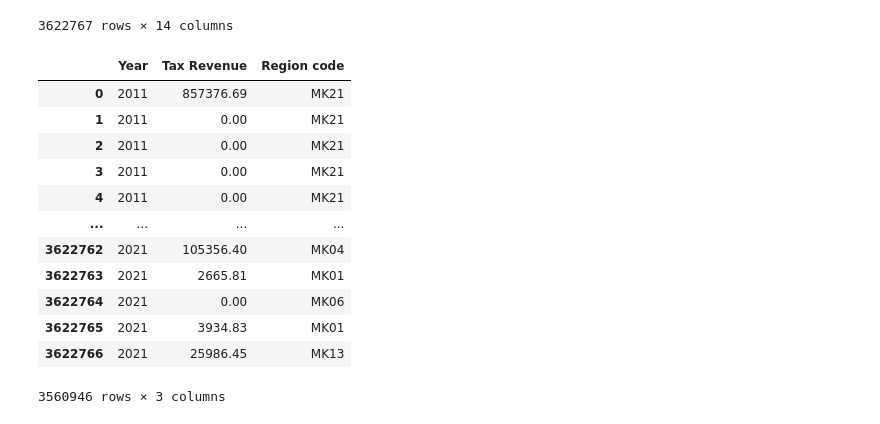
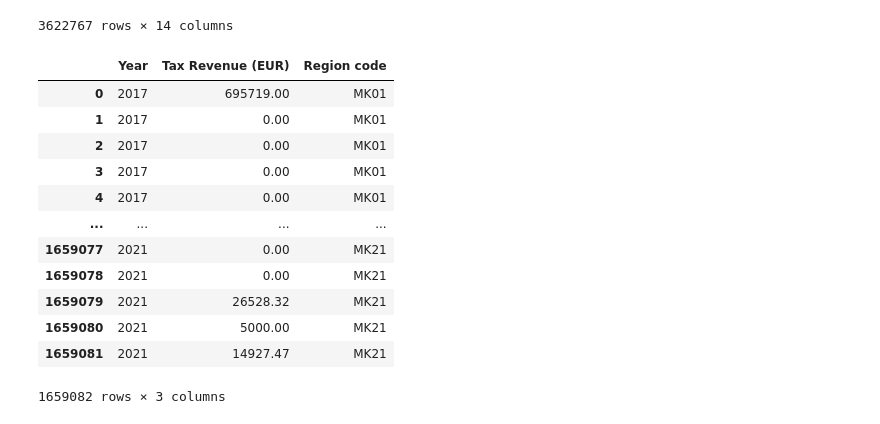
Before and after one commit to gydis/OP-heist-project, a Jupyter notebook: indices_calculation/tax_revenue_index.ipynb, the cells around one changed output. Saved outputs shown, nothing was run; the diff lists cells and outputs as text; code cells hidden in the pictures.

```diff
--- a/indices_calculation/tax_revenue_index.ipynb
+++ b/indices_calculation/tax_revenue_index.ipynb
@@ -52,20 +54,25 @@ TAX_DF
 # %%
 tax_df = TAX_DF[['Year', 'Tax_Revenue', 'Code of region']].copy()
 tax_df.dropna(inplace=True)
 tax_df['Code of region'] = tax_df['Code of region'].apply(lambda x: f'MK{int(x):02d}')
-tax_df.columns = ['Year', 'Tax Revenue', 'Region code']
+tax_df.columns = ['Year', 'Tax Revenue (EUR)', 'Region code']
+
+# Choose rows with year from 2017 to 2021
+tax_df = tax_df[tax_df['Year'] >= 2017].copy()
+tax_df.sort_values(by=['Region code', 'Year'], inplace=True)
+tax_df.reset_index(drop=True, inplace=True)
 tax_df
 # %% [output]
-|  | Year | Tax Revenue | Region code |
-| 0 | 2011 | 857376.69 | MK21 |
-| 1 | 2011 | 0.00 | MK21 |
-| 2 | 2011 | 0.00 | MK21 |
-| 3 | 2011 | 0.00 | MK21 |
-| 4 | 2011 | 0.00 | MK21 |
+|  | Year | Tax Revenue (EUR) | Region code |
+| 0 | 2017 | 695719.00 | MK01 |
+| 1 | 2017 | 0.00 | MK01 |
+| 2 | 2017 | 0.00 | MK01 |
+| 3 | 2017 | 0.00 | MK01 |
+| 4 | 2017 | 0.00 | MK01 |
 | ... | ... | ... | ... |
-| 3622762 | 2021 | 105356.40 | MK04 |
-| 3622763 | 2021 | 2665.81 | MK01 |
-| 3622764 | 2021 | 0.00 | MK06 |
-| 3622765 | 2021 | 3934.83 | MK01 |
-| 3622766 | 2021 | 25986.45 | MK13 |
+| 1659077 | 2021 | 0.00 | MK21 |
+| 1659078 | 2021 | 0.00 | MK21 |
+| 1659079 | 2021 | 26528.32 | MK21 |
+| 1659080 | 2021 | 5000.00 | MK21 |
+| 1659081 | 2021 | 14927.47 | MK21 |
-3560946 rows × 3 columns
+1659082 rows × 3 columns
```
Also changed, not shown: parts of 6 cells of this notebook, 1 other file.
